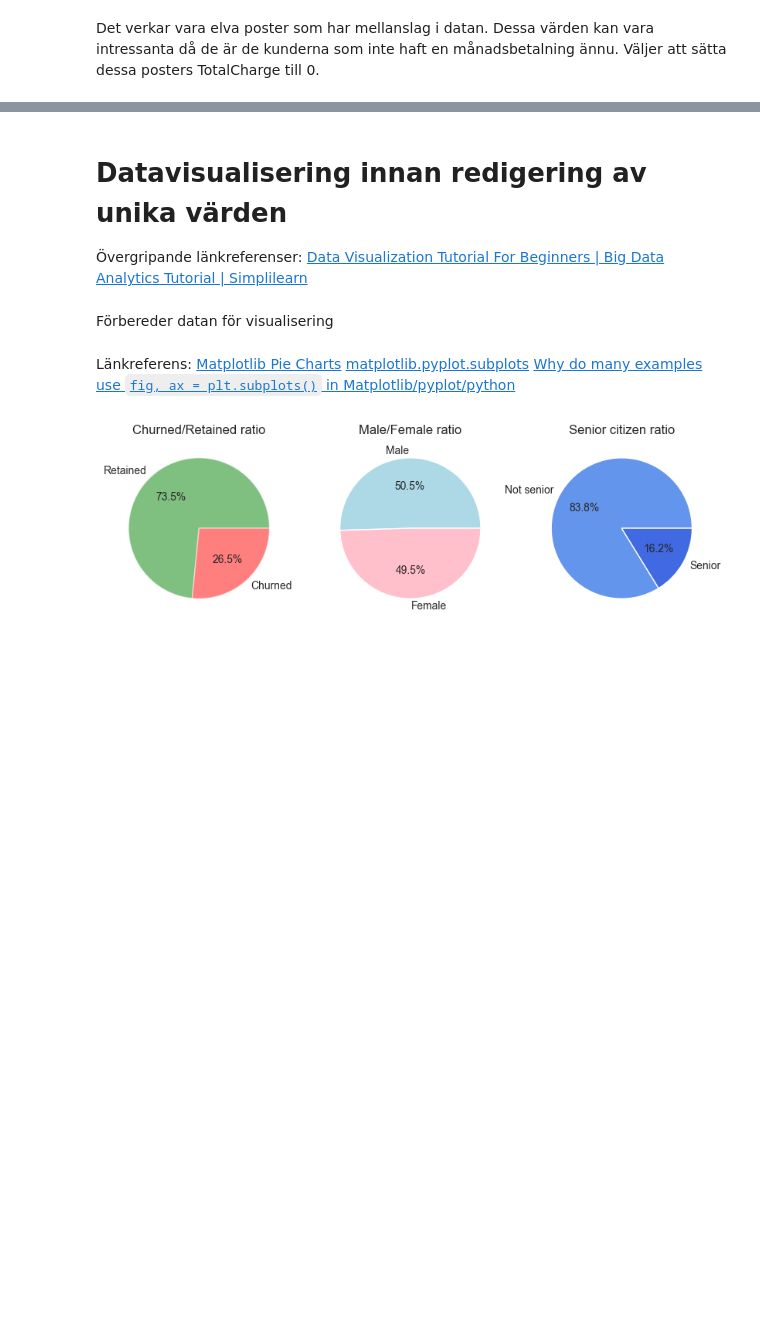
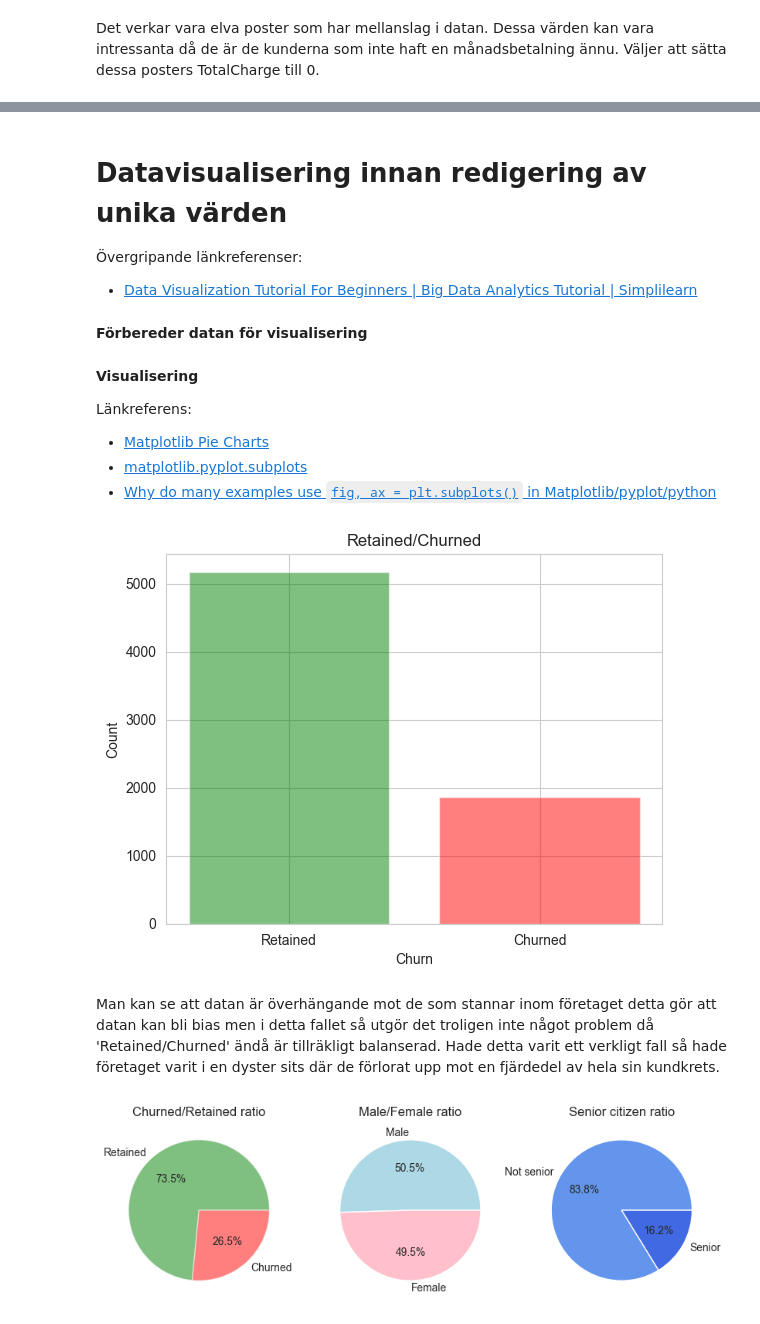
Before and after one commit to HermanCoding/AI2_Inlamning1, a Jupyter notebook: Inlamning1.ipynb, the cells around one changed output, grey strips where cells are left out. Cells and saved outputs as stored; diff of their text form; code cells hidden in the pictures; blank space fills up the shorter version.

Commit message:
feat: Data preprocessing

```diff
--- a/Inlamning1.ipynb
+++ b/Inlamning1.ipynb
@@ -210,19 +220,29 @@ df.loc[df['TotalCharges'] == 0]
 # Datavisualisering innan redigering av unika värden
 
 Övergripande länkreferenser:
-[Data Visualization Tutorial For Beginners | Big Data Analytics Tutorial | Simplilearn](https://www.youtube.com/watch?v=MiiANxRHSv4)
+- [Data Visualization Tutorial For Beginners | Big Data Analytics Tutorial | Simplilearn](https://www.youtube.com/watch?v=MiiANxRHSv4)
 # %% [markdown]
-Förbereder datan för visualisering
+**Förbereder datan för visualisering**
 # %%
 df['Churn'] = df['Churn'].replace({'Yes': 'Churned', 'No': 'Retained'})
 df['SeniorCitizen'] = df['SeniorCitizen'].replace({1: 'Senior', 0: 'Not senior'})
 # %% [markdown]
-
+**Visualisering**
 
 Länkreferens:
-[Matplotlib Pie Charts](https://www.w3schools.com/python/matplotlib_pie_charts.asp)
-[matplotlib.pyplot.subplots](https://matplotlib.org/stable/api/_as_gen/matplotlib.pyplot.subplots.html)
-[Why do many examples use `fig, ax = plt.subplots()` in Matplotlib/pyplot/python](https://stackoverflow.com/questions/34162443/why-do-many-examples-use-fig-ax-plt-subplots-in-matplotlib-pyplot-python)
+- [Matplotlib Pie Charts](https://www.w3schools.com/python/matplotlib_pie_charts.asp)
+- [matplotlib.pyplot.subplots](https://matplotlib.org/stable/api/_as_gen/matplotlib.pyplot.subplots.html)
+- [Why do many examples use `fig, ax = plt.subplots()` in Matplotlib/pyplot/python](https://stackoverflow.com/questions/34162443/why-do-many-examples-use-fig-ax-plt-subplots-in-matplotlib-pyplot-python)
+# %%
+plt.bar(df['Churn'].value_counts().index, df['Churn'].value_counts(), color=['green', 'red'], alpha=0.5)
+plt.title('Retained/Churned')
+plt.xlabel('Churn')
+plt.ylabel('Count')
+plt.show()
+# %% [output]
+[figure, added]
+# %% [markdown]
+Man kan se att datan är överhängande mot de som stannar inom företaget detta gör att datan kan bli bias men i detta fallet så utgör det troligen inte något problem då 'Retained/Churned' ändå är tillräkligt balanserad. Hade detta varit ett verkligt fall så hade företaget varit i en dyster sits där de förlorat upp mot en fjärdedel av hela sin kundkrets.
 # %%
 colors = ['green', 'red']
 colors1 = ['lightblue', 'pink']
```
Also changed, not shown: parts of 35 cells of this notebook.
